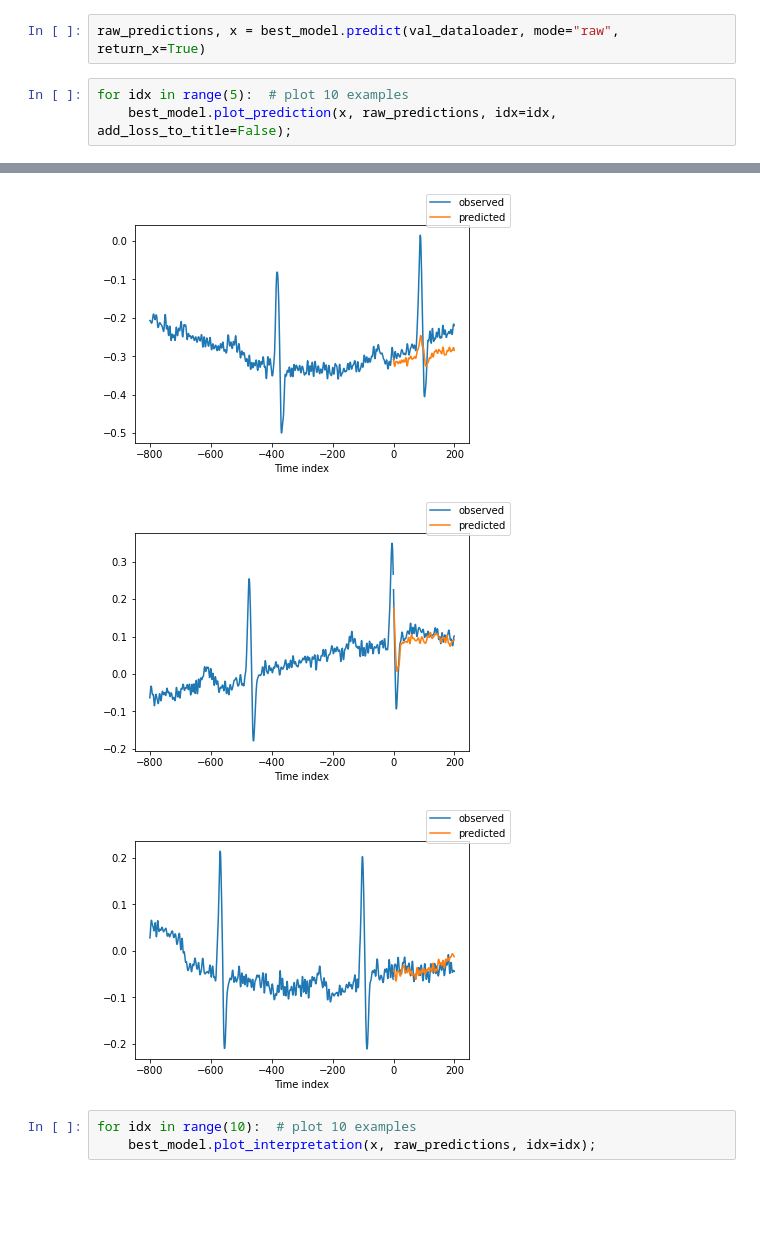
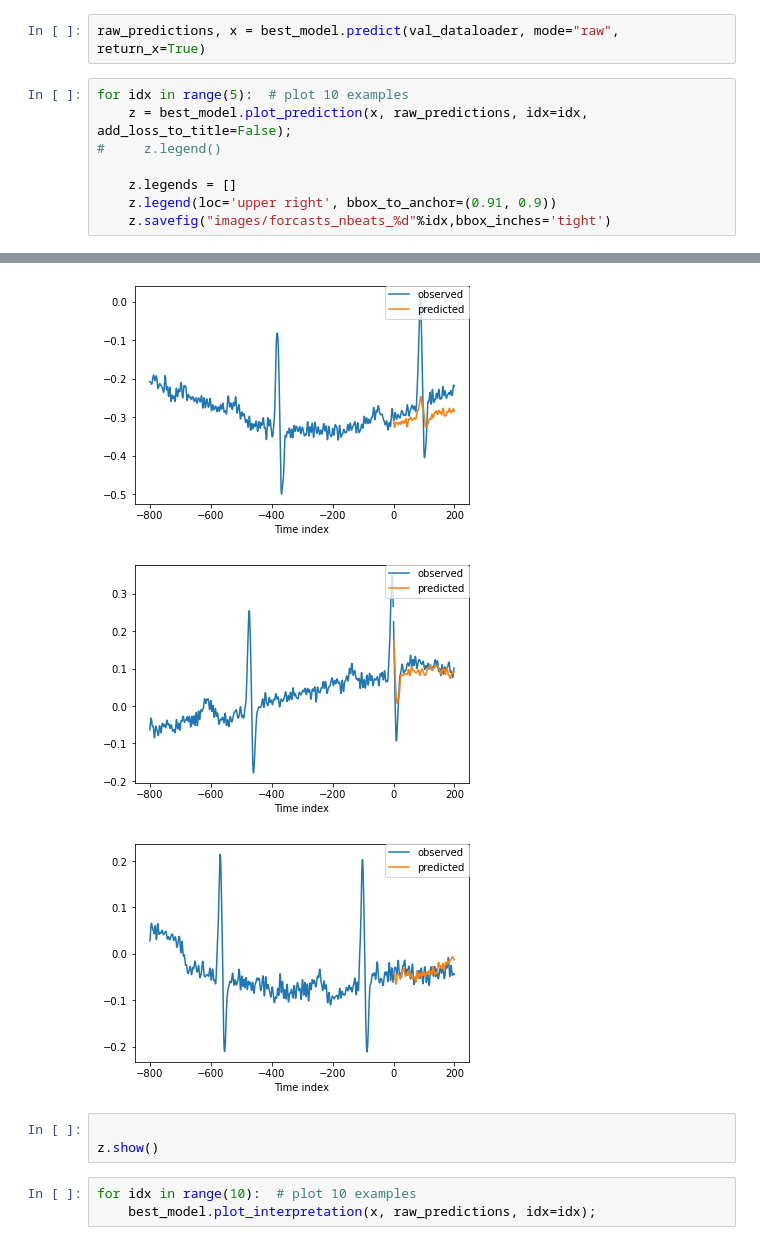
Before and after one commit to Sohyun1798/MultiVariable_Nexting, a Jupyter notebook: Nbeats_DL.ipynb, the cells around one changed output, grey strips where cells are left out. Cells and saved outputs as stored; diff of their text form; blank space fills up the shorter version.

Commit message:
dl model updated

```diff
--- a/Nbeats_DL.ipynb
+++ b/Nbeats_DL.ipynb
@@ -192,5 +192,10 @@ tensor(0.0357)
 raw_predictions, x = best_model.predict(val_dataloader, mode="raw", return_x=True)
 # %%
 for idx in range(5):  # plot 10 examples
-    best_model.plot_prediction(x, raw_predictions, idx=idx, add_loss_to_title=False);
+    z = best_model.plot_prediction(x, raw_predictions, idx=idx, add_loss_to_title=False);
+#     z.legend()
+
+    z.legends = []
+    z.legend(loc='upper right', bbox_to_anchor=(0.91, 0.9))
+    z.savefig("images/forcasts_nbeats_%d"%idx,bbox_inches='tight')
 # %% [output]
@@ -199,6 +204,9 @@ for idx in range(5):  # plot 10 examples
-[figure, old version]
+[figure, new version]
-[figure, old version]
+[figure, new version]
-[figure, old version]
+[figure, new version]
+# %%
+
+z.show()
 # %%
 for idx in range(10):  # plot 10 examples
     best_model.plot_interpretation(x, raw_predictions, idx=idx);
```
Also changed, not shown: parts of 1 cell of this notebook, 4 other files.
